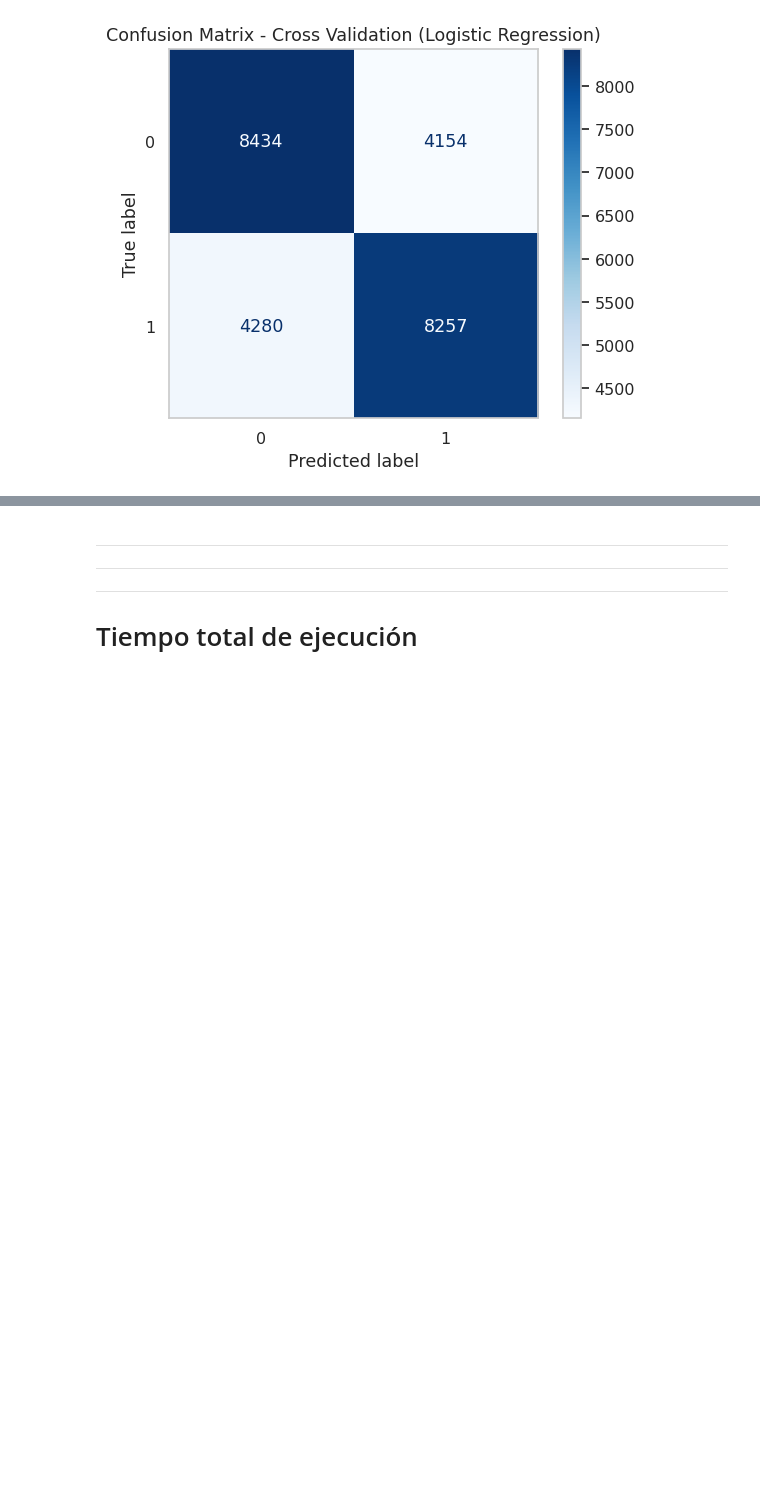
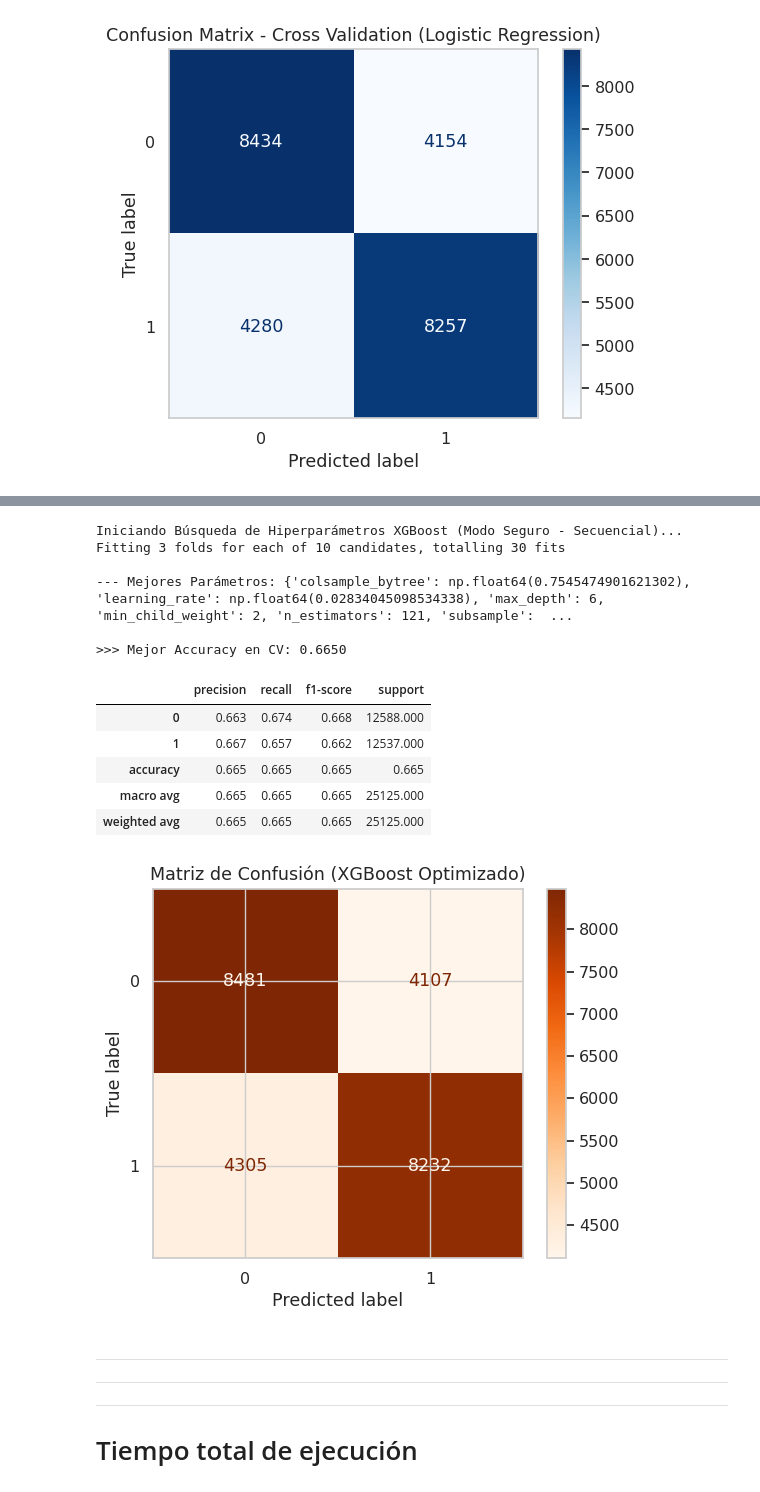
Before and after one commit to Sterrysx/Tennis-ML-APA, a Jupyter notebook: notebooks/01_preprocesado.ipynb, the cells around one changed output, grey strips where cells are left out. Saved outputs shown, nothing was run; the diff lists cells and outputs as text; code cells hidden in the pictures; blank space fills up the shorter version.

Commit message:
primeros ajustes y resultados de accuracy del 0.665

```diff
--- a/notebooks/01_preprocesado.ipynb
+++ b/notebooks/01_preprocesado.ipynb
@@ -1621,3 +1628,79 @@ Fitting 5 folds for each of 54 candidates, totalling 270 fits
+# %%
+from xgboost import XGBClassifier
+from sklearn.model_selection import RandomizedSearchCV, cross_val_predict
+from sklearn.metrics import classification_report, ConfusionMatrixDisplay
+import pandas as pd
+import matplotlib.pyplot as plt
+from scipy.stats import uniform, randint
+
+# 0. CONFIGURACIÓN
+RND = 42
+
+# 1. ESPACIO DE BÚSQUEDA (RANGOS)
+# Definimos rangos flexibles para que el algoritmo encuentre el punto dulce
+param_dist_xgb = {
+    'n_estimators': randint(100, 300),        # Entre 100 y 300 árboles
+    'learning_rate': uniform(0.01, 0.1),      # Velocidad de aprendizaje entre 0.01 y 0.11
+    'max_depth': randint(3, 8),               # Profundidad entre 3 y 8
+    'subsample': uniform(0.7, 0.3),           # Entre 0.7 y 1.0
+    'colsample_bytree': uniform(0.7, 0.3),    # Entre 0.7 y 1.0
+    'min_child_weight': randint(1, 5)
+}
+
+# 2. CONFIGURACIÓN "SAFE MODE" (MODO SEGURO)
+xgb_base = XGBClassifier(
+    random_state=RND,
+    objective='binary:logistic',
+    eval_metric='logloss',
+    n_jobs=1  # Un solo hilo por modelo para no saturar CPU interna
+)
+
+# RandomizedSearch SECUENCIAL
+random_xgb = RandomizedSearchCV(
+    estimator=xgb_base,
+    param_distributions=param_dist_xgb,
+    n_iter=10,           # Probaremos 10 configuraciones distintas
+    cv=3,                # 3 Validaciones por configuración
+    scoring='accuracy',
+    n_jobs=1,            # <--- CLAVE: 1 para ejecutar EN SERIE (Uno a uno, sin crashes)
+    random_state=RND,
+    verbose=1
+)
+
+print("Iniciando Búsqueda de Hiperparámetros XGBoost (Modo Seguro - Secuencial)...")
+random_xgb.fit(X_train_processed, y_train)
+
+# 3. RESULTADOS
+print(f"\n--- Mejores Parámetros: {random_xgb.best_params_} ---")
+print(f"\n\033[1;34m>>> Mejor Accuracy en CV: {random_xgb.best_score_:.4f}\033[0m")
+
+# Evaluación Final
+best_xgb = random_xgb.best_estimator_
+y_pred_cv_xgb = cross_val_predict(best_xgb, X_train_processed, y_train, cv=5, n_jobs=1)
+
+# Reporte
+report = classification_report(y_train, y_pred_cv_xgb, output_dict=True)
+df_report = pd.DataFrame(report).transpose()
+display(df_report.style.background_gradient(cmap='Oranges', subset=['precision', 'recall', 'f1-score'], vmin=0, vmax=1).format("{:.3f}"))
+
+# Matriz
+ConfusionMatrixDisplay.from_predictions(y_train, y_pred_cv_xgb, cmap='Oranges')
+plt.title("Matriz de Confusión (XGBoost Optimizado)")
+plt.show()
+# %% [output]
+Iniciando Búsqueda de Hiperparámetros XGBoost (Modo Seguro - Secuencial)...
+Fitting 3 folds for each of 10 candidates, totalling 30 fits
+
+--- Mejores Parámetros: {'colsample_bytree': np.float64(0.7545474901621302), 'learning_rate': np.float64(0.02834045098534338), 'max_depth': 6, 'min_child_weight': 2, 'n_estimators': 121, 'subsample':  ...
+
+>>> Mejor Accuracy en CV: 0.6650
+|  | precision | recall | f1-score | support |
+| 0 | 0.663 | 0.674 | 0.668 | 12588.000 |
+| 1 | 0.667 | 0.657 | 0.662 | 12537.000 |
+| accuracy | 0.665 | 0.665 | 0.665 | 0.665 |
+| macro avg | 0.665 | 0.665 | 0.665 | 25125.000 |
+| weighted avg | 0.665 | 0.665 | 0.665 | 25125.000 |
+[figure, added]
 # %% [markdown]
 <hr style="height:2px;border:none;color:red;background-color:blue;" />
 <hr style="height:2px;border:none;color:red;background-color:red;" />
```
Also changed, not shown: parts of 3 cells of this notebook.
